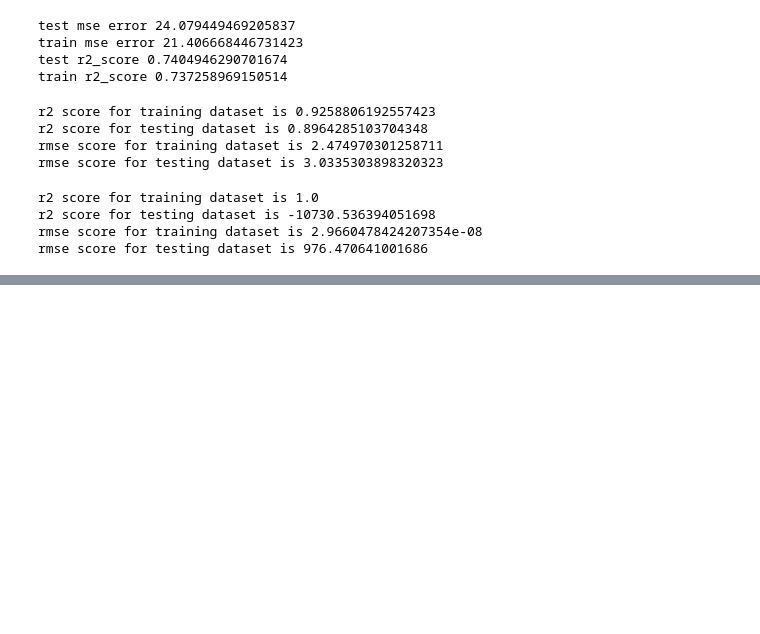
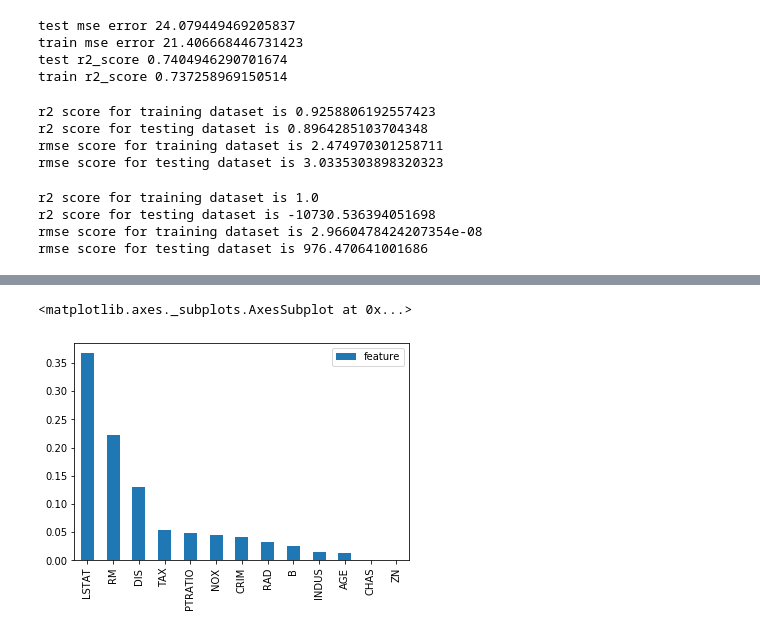
Before and after one commit to aayu1990/Regression-Boston_housing_prices, a Jupyter notebook: Boston-housing-prices.ipynb, the cells around one changed output, grey strips where cells are left out. Saved outputs shown, nothing was run; the diff lists cells and outputs as text; code cells hidden in the pictures; blank space fills up the shorter version.

Commit message:
Decision tree, Random Forest and Adaboosting

```diff
--- a/Boston-housing-prices.ipynb
+++ b/Boston-housing-prices.ipynb
@@ -527,0 +576,6 @@ rmse score for testing dataset is 976.470641001686
+# %%
+#Adaboosting
+from sklearn.ensemble import AdaBoostRegressor
+ada = AdaBoostRegressor(DecisionTreeRegressor(max_depth= 4), n_estimators= 500, random_state=42)
+# %%
+ada.fit(X_train, y_train)
@@ -527,0 +620,4 @@ rmse score for testing dataset is 976.470641001686
+# %%
+result= pd.DataFrame(ada.feature_importances_,df1.columns)
+# %%
+result.columns = ['feature']
@@ -527,0 +641,5 @@ rmse score for testing dataset is 976.470641001686
+# %%
+result.sort_values(by='feature',ascending= False).plot(kind='bar')
+# %% [output]
+<matplotlib.axes._subplots.AxesSubplot at 0x...>
+[figure, added]
```
Also changed, not shown: parts of 13 cells of this notebook.
